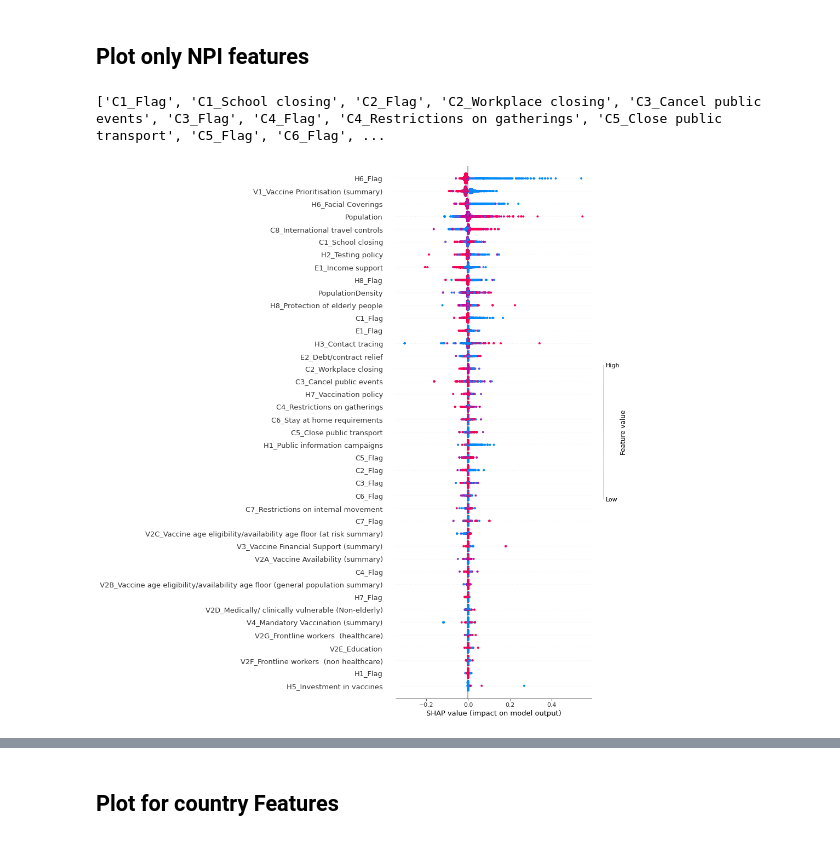
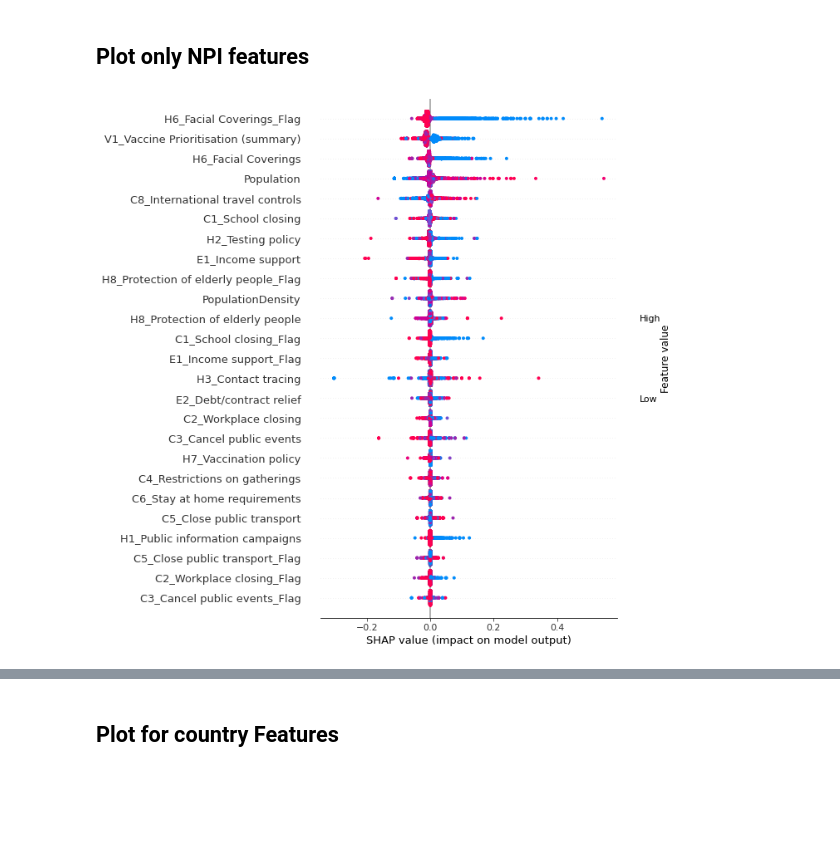
Before and after one commit to sammer1107/AI-Final-8, a Jupyter notebook: yujen/train.ipynb, the cells around one changed output, grey strips where cells are left out. Cells and saved outputs as stored; diff of their text form; code cells hidden in the pictures; blank space fills up the shorter version.

```diff
--- a/yujen/train.ipynb
+++ b/yujen/train.ipynb
@@ -65,4 +88,6 @@ data = data.drop(columns=['CountryName']).merge(y, left_index=True, right_index=
 # %%
+data = get_data(14)
+data = data.rename(rename, axis='columns')
 Y = data['R_mean']
 X = data.drop(columns=['R_mean'])
 # %%
@@ -115,6 +140,7 @@ np.save('shap_values.npy', shap_values)
 np.save('idxs.npy', idxs)
 # %%
 shap_values = np.load('shap_values.npy')
+idxs = np.load('idxs.npy')
 # %%
 # inspect each sample
 def plot(idx):
@@ -132,21 +158,20 @@ interactive(children=(IntSlider(value=71409, description='idx', max=142819), Out
 # %% [markdown]
 ## Plot only NPI features
 # %%
+n_features = 25
 npis = list(filter(lambda x: 'Country' not in x, X.columns))
-print(npis)
+# print(npis)
 npi_idxs = [X.columns.get_loc(c) for c in npis]
-# %% [output]
-['C1_Flag', 'C1_School closing', 'C2_Flag', 'C2_Workplace closing', 'C3_Cancel public events', 'C3_Flag', 'C4_Flag', 'C4_Restrictions on gatherings', 'C5_Close public transport', 'C5_Flag', 'C6_Flag', ...
 # %%
 shap.summary_plot(shap_values = shap_values[:,npi_idxs],
                   features = X.iloc[idxs,npi_idxs],
-                  max_display=len(npis),
+                  max_display=n_features,
                   plot_type='dot',
                   show=False
                  )
-plt.savefig('figs/shap_fdot.jpg', bbox_inches='tight', dpi=128)
+plt.savefig('figs/shap_fdot_{}.jpg'.format(n_features), bbox_inches='tight', dpi=128)
 # %% [output]
-[figure, old version]
+[figure, new version]
 # %%
 shap.summary_plot(shap_values = shap_values[:,npi_idxs],
                   features = X.iloc[idxs,npi_idxs],
```
Also changed, not shown: parts of 20 cells of this notebook, 5 other files.
